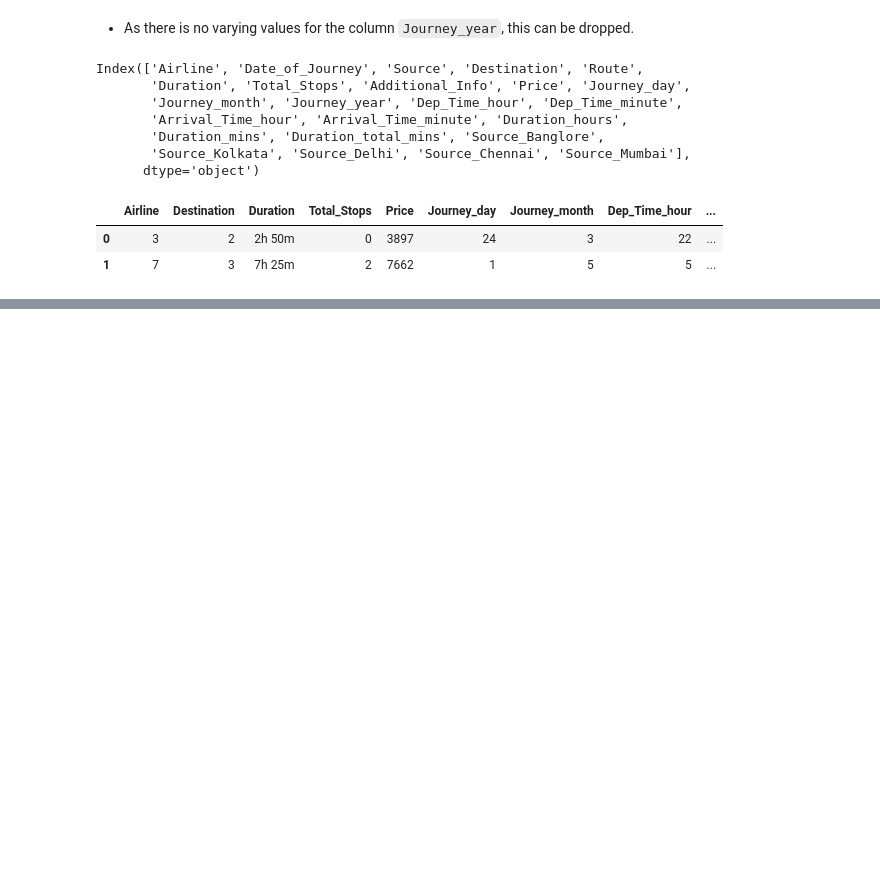
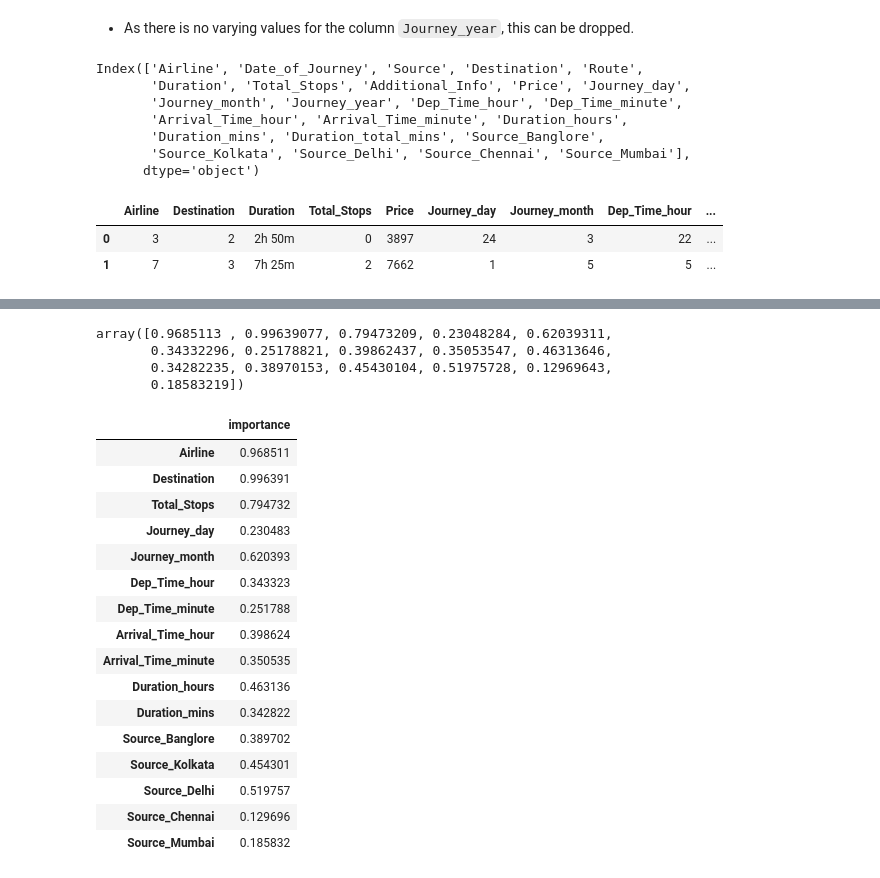
Before and after one commit to girdharik/Data-ML, a Jupyter notebook: Projects/Airlines-Tickets-Fare-Prediction/fare_prediction.ipynb, the cells around one changed output, grey strips where cells are left out. Drawn from its saved outputs; the diff is of its cells as text; code cells hidden in the pictures; blank space fills up the shorter version.

```diff
--- a/Projects/Airlines-Tickets-Fare-Prediction/fare_prediction.ipynb
+++ b/Projects/Airlines-Tickets-Fare-Prediction/fare_prediction.ipynb
@@ -690,0 +753,31 @@ dat
+# %%
+imp
+# %% [output]
+array([0.9685113 , 0.99639077, 0.79473209, 0.23048284, 0.62039311,
+       0.34332296, 0.25178821, 0.39862437, 0.35053547, 0.46313646,
+       0.34282235, 0.38970153, 0.45430104, 0.51975728, 0.12969643,
+       0.18583219])
+# %%
+imp_df = pd.DataFrame(imp, index=X.columns)
+# %%
+imp_df.columns = ['importance']
+# %%
+imp_df
+# %% [output]
+|  | importance |
+| Airline | 0.968511 |
+| Destination | 0.996391 |
+| Total_Stops | 0.794732 |
+| Journey_day | 0.230483 |
+| Journey_month | 0.620393 |
+| Dep_Time_hour | 0.343323 |
+| Dep_Time_minute | 0.251788 |
+| Arrival_Time_hour | 0.398624 |
+| Arrival_Time_minute | 0.350535 |
+| Duration_hours | 0.463136 |
+| Duration_mins | 0.342822 |
+| Source_Banglore | 0.389702 |
+| Source_Kolkata | 0.454301 |
+| Source_Delhi | 0.519757 |
+| Source_Chennai | 0.129696 |
+| Source_Mumbai | 0.185832 |
```
Also changed, not shown: parts of 20 cells of this notebook.
